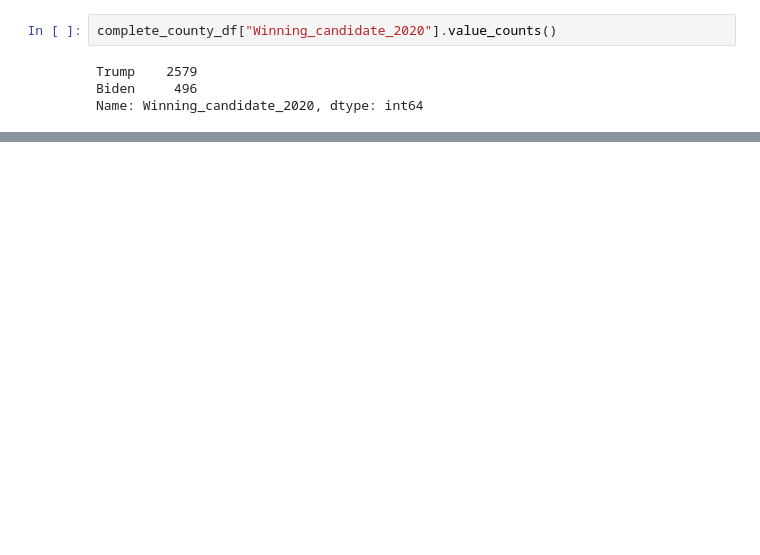
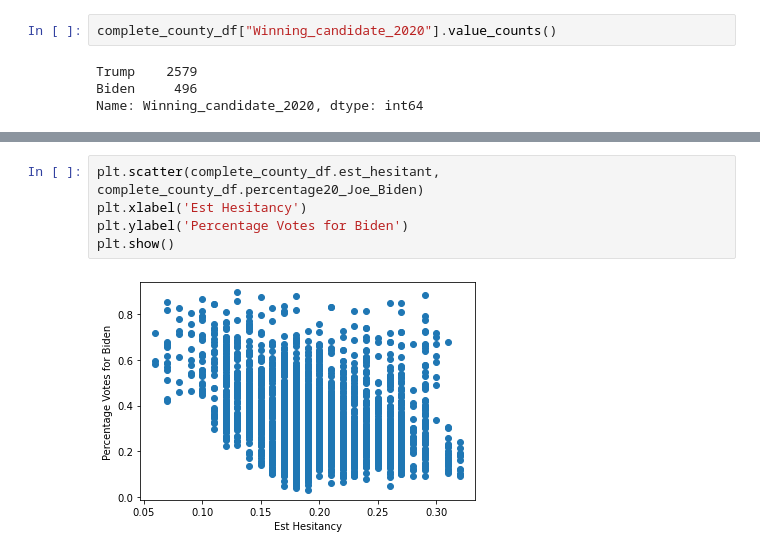
Before and after one commit to jbalooshie/covid-19-vaccine-hesitancy, a Jupyter notebook: Exploratory_Analysis_and_Data_Preparation.ipynb, the cells around one changed output, grey strips where cells are left out. Saved outputs shown, nothing was run; the diff lists cells and outputs as text; blank space fills up the shorter version.

```diff
--- a/Exploratory_Analysis_and_Data_Preparation.ipynb
+++ b/Exploratory_Analysis_and_Data_Preparation.ipynb
@@ -261,0 +268,7 @@ plt.show()
+# %%
+plt.scatter(complete_county_df.est_hesitant, complete_county_df.percentage20_Joe_Biden)
+plt.xlabel('Est Hesitancy')
+plt.ylabel('Percentage Votes for Biden')
+plt.show()
+# %% [output]
+[figure, added]
```
Also changed, not shown: parts of 11 cells of this notebook, 1 other file.
